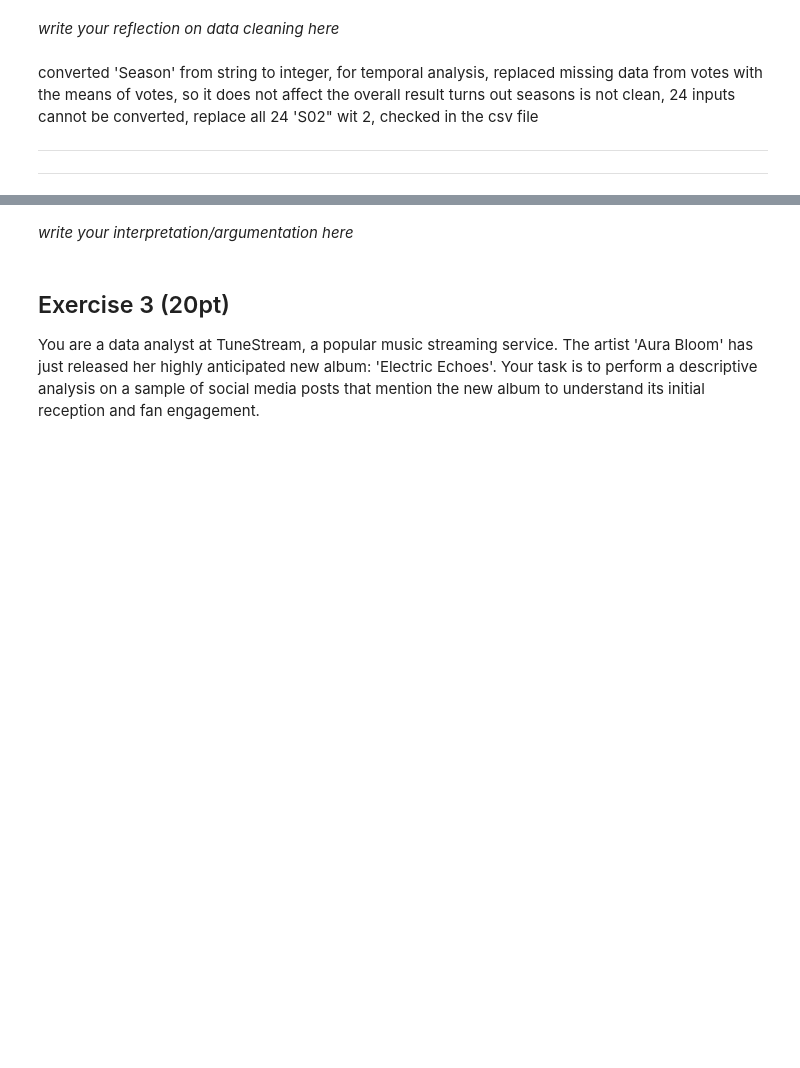
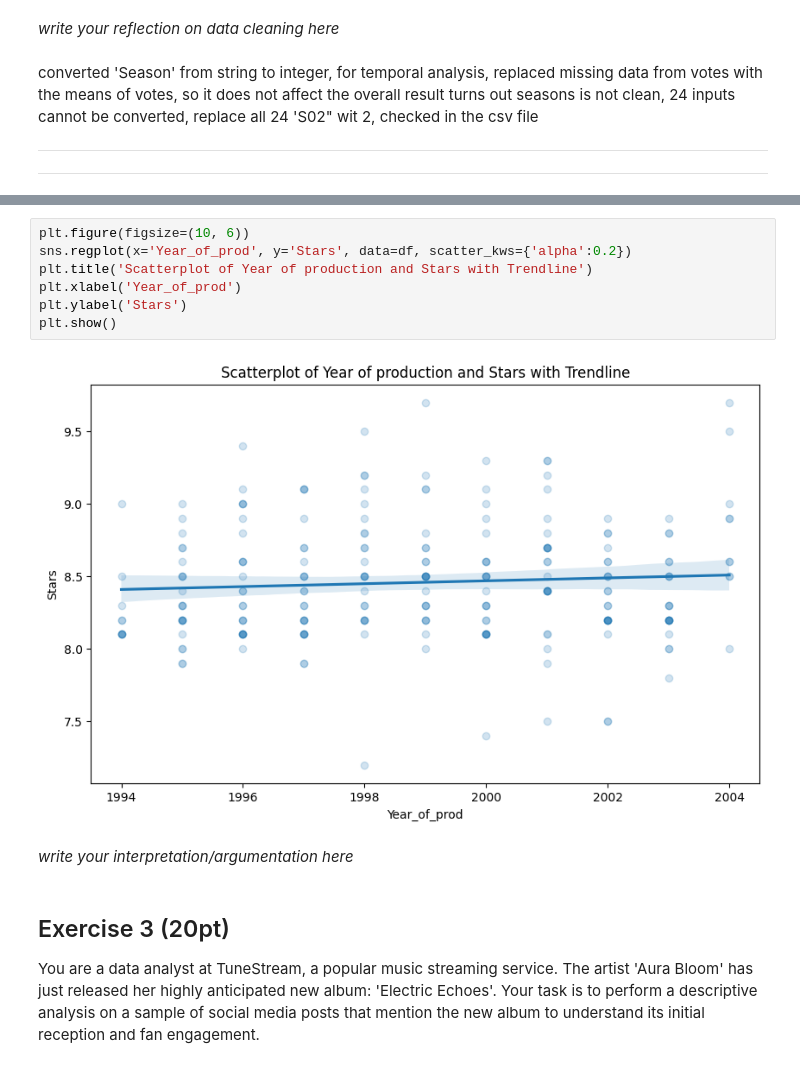
Before and after one commit to onni-Q/individual-miniproject, a Jupyter notebook: Individual_Miniproject.ipynb, the cells around one changed output, grey strips where cells are left out. Cells and saved outputs as stored; diff of their text form; blank space fills up the shorter version.

```diff
--- a/Individual_Miniproject.ipynb
+++ b/Individual_Miniproject.ipynb
@@ -273,3 +362,12 @@ turns out seasons is not clean, 24 inputs cannot be converted, replace all 24 'S
+# %%
+plt.figure(figsize=(10, 6))
+sns.regplot(x='Year_of_prod', y='Stars', data=df, scatter_kws={'alpha':0.2})
+plt.title('Scatterplot of Year of production and Stars with Trendline')
+plt.xlabel('Year_of_prod')
+plt.ylabel('Stars')
+plt.show()
+# %% [output]
+[figure, added]
 # %% [markdown]
 *write your interpretation/argumentation here*
 # %% [markdown]
```
Also changed, not shown: parts of 5 cells of this notebook.
